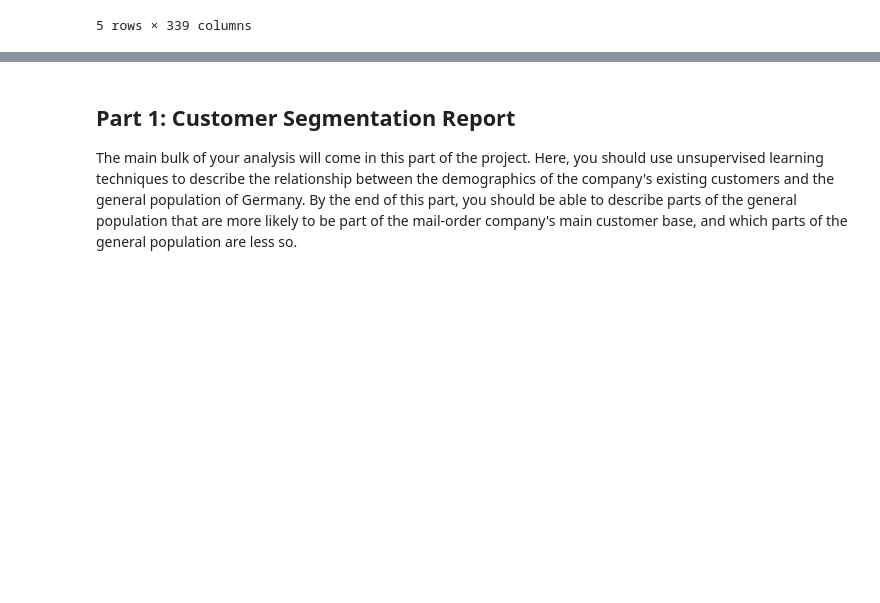
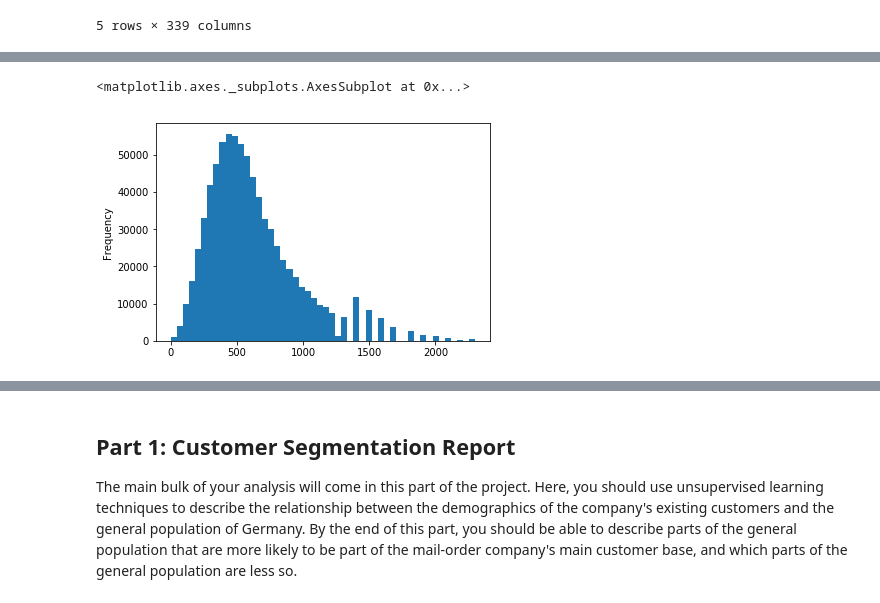
Before and after one commit to willacya/Bertelsmann-Arvato-Project, a Jupyter notebook: Arvato Project Workbook.ipynb, the cells around one changed output, grey strips where cells are left out. Drawn from its saved outputs; the diff is of its cells as text; code cells hidden in the pictures; blank space fills up the shorter version.

```diff
--- a/Arvato Project Workbook.ipynb
+++ b/Arvato Project Workbook.ipynb
@@ -517,0 +514,5 @@ Name: EINGEFUEGT_AM, Length: 2760, dtype: int64
+# %%
+.KBA13_ANZAHL_PKW.plot(kind='hist', bins=50)
+# %% [output]
+<matplotlib.axes._subplots.AxesSubplot at 0x...>
+[figure, added]
```
Also changed, not shown: parts of 10 cells of this notebook.
